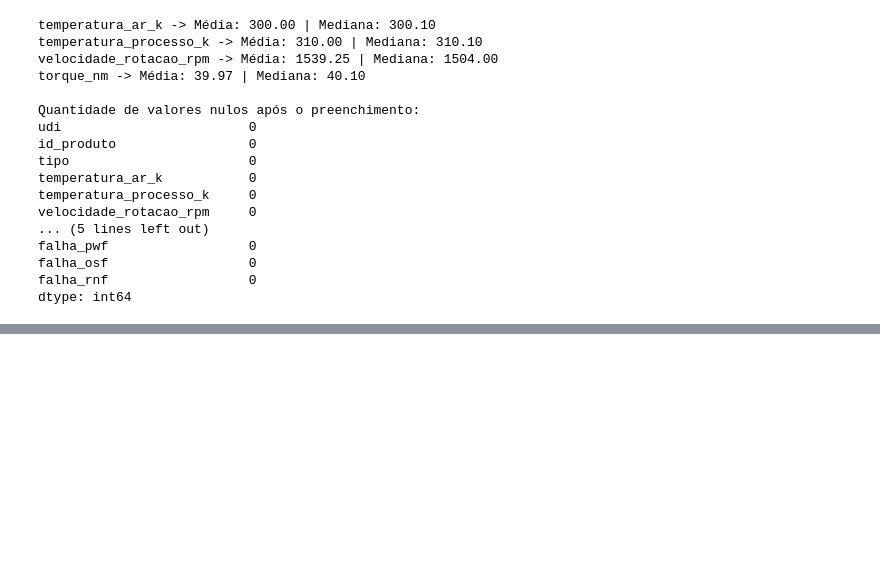
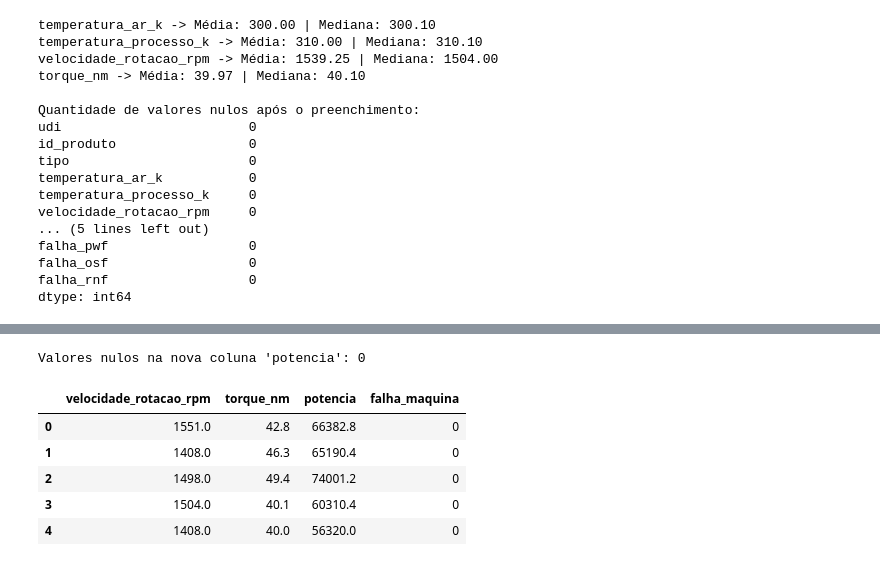
Before and after one commit to maumau220/playground, a Jupyter notebook: Manutenção Preditiva (Indústria 4.0)/notebooks/pipeline_preditivo.ipynb, the cells around one changed output, grey strips where cells are left out. Drawn from its saved outputs; the diff is of its cells as text; code cells hidden in the pictures; blank space fills up the shorter version.

Commit message:
implementa criacao da coluna potencia a partir de rotacao e torque

```diff
--- a/Manutenção Preditiva (Indústria 4.0)/notebooks/pipeline_preditivo.ipynb
+++ b/Manutenção Preditiva (Indústria 4.0)/notebooks/pipeline_preditivo.ipynb
@@ -256,0 +268,17 @@ dtype: int64
+# %%
+# Criando a nova coluna 'potencia' através da multiplicação entre rotação e torque
+df['potencia'] = df['velocidade_rotacao_rpm'] * df['torque_nm']
+
+# Verificando se a operação gerou algum valor nulo (NaN)
+print("Valores nulos na nova coluna 'potencia':", df['potencia'].isnull().sum())
+
+# Exibindo as 5 primeiras linhas para conferir a nova coluna criada
+df[['velocidade_rotacao_rpm', 'torque_nm', 'potencia', 'falha_maquina']].head()
+# %% [output]
+Valores nulos na nova coluna 'potencia': 0
+|  | velocidade_rotacao_rpm | torque_nm | potencia | falha_maquina |
+| 0 | 1551.0 | 42.8 | 66382.8 | 0 |
+| 1 | 1408.0 | 46.3 | 65190.4 | 0 |
+| 2 | 1498.0 | 49.4 | 74001.2 | 0 |
+| 3 | 1504.0 | 40.1 | 60310.4 | 0 |
+| 4 | 1408.0 | 40.0 | 56320.0 | 0 |
```
Also changed, not shown: parts of 2 cells of this notebook.
